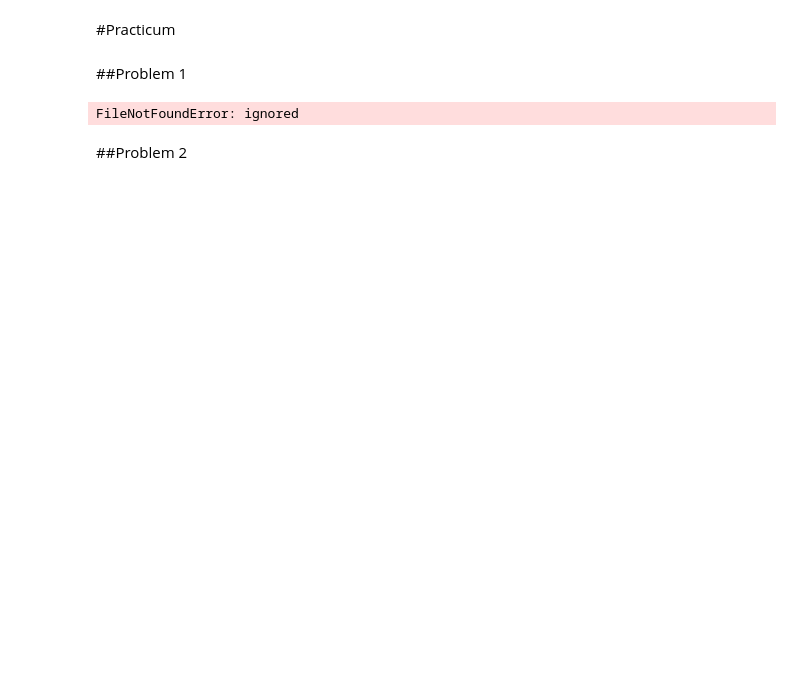
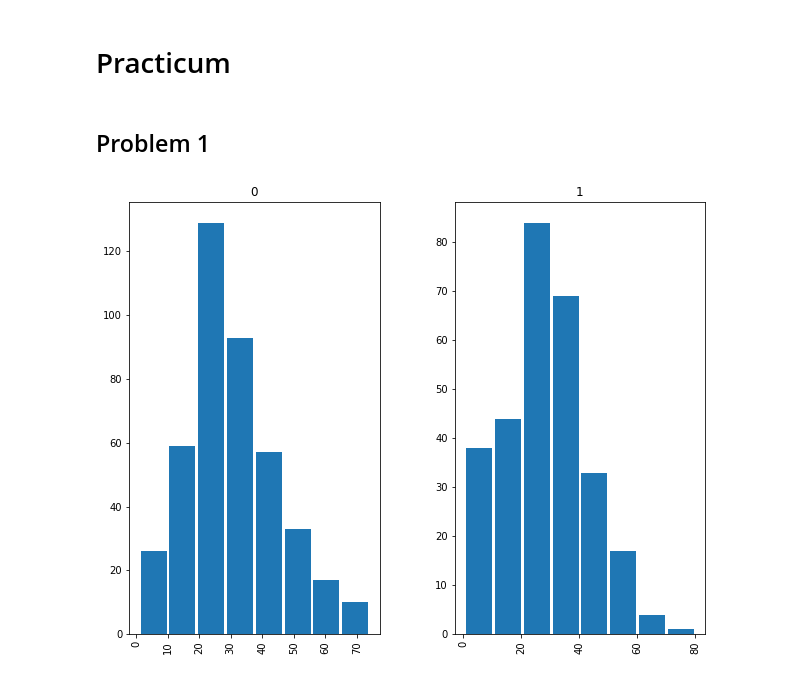
Before and after one commit to dbuts/DataMiningHW1, a Jupyter notebook: Homework_1.ipynb, the cells around one changed output. Cells and saved outputs as stored; diff of their text form; code cells hidden in the pictures; blank space fills up the shorter version.

```diff
--- a/Homework_1.ipynb
+++ b/Homework_1.ipynb
@@ -83,19 +1,18 @@
 # %% [markdown]
-#Practicum
+# Practicum
 # %% [markdown]
-##Problem 1
+## Problem 1
 # %%
 import pandas as pd
-df = pd.read_csv("train.csv")
+import numpy as np
+titanic_df = pd.read_csv("./Data_Sets/titanic/train.csv")
 
-age_df = df[['Sex','Survived']].groupby(['Sex'], as_index = False).mean().sort_values(by="Survived")
-df['AgeSpread'] = pd.cut(df['Age'], 15)
+age_df = titanic_df[['Sex','Survived']].groupby(['Sex'], as_index = False).mean().sort_values(by="Survived")
+titanic_df['AgeSpread'] = pd.cut(titanic_df['Age'], 15)
 #age_spread_survival = df[['AgeSpread', 'Survived']].groupby(['AgeSpread'], as_index = False).mean().sort_values(by='AgeSpread', ascending=True)
 #age_spread_survival.hist(column = 'AgeSpread')
-age_hist = df.hist(column='Age',by = "Survived",bins=8,grid=False,figsize=(10,8),rwidth = .9)
+age_hist = titanic_df.hist(column='Age',by = "Survived",bins=8,grid=False,figsize=(10,8),rwidth = .9)
 # %% [output]
-FileNotFoundError: ignored
+[figure, added]
 # %%
 #TODO Gender Hist
-# %% [markdown]
-##Problem 2
```
Also changed, not shown: parts of 2 cells of this notebook, 4 other files.
